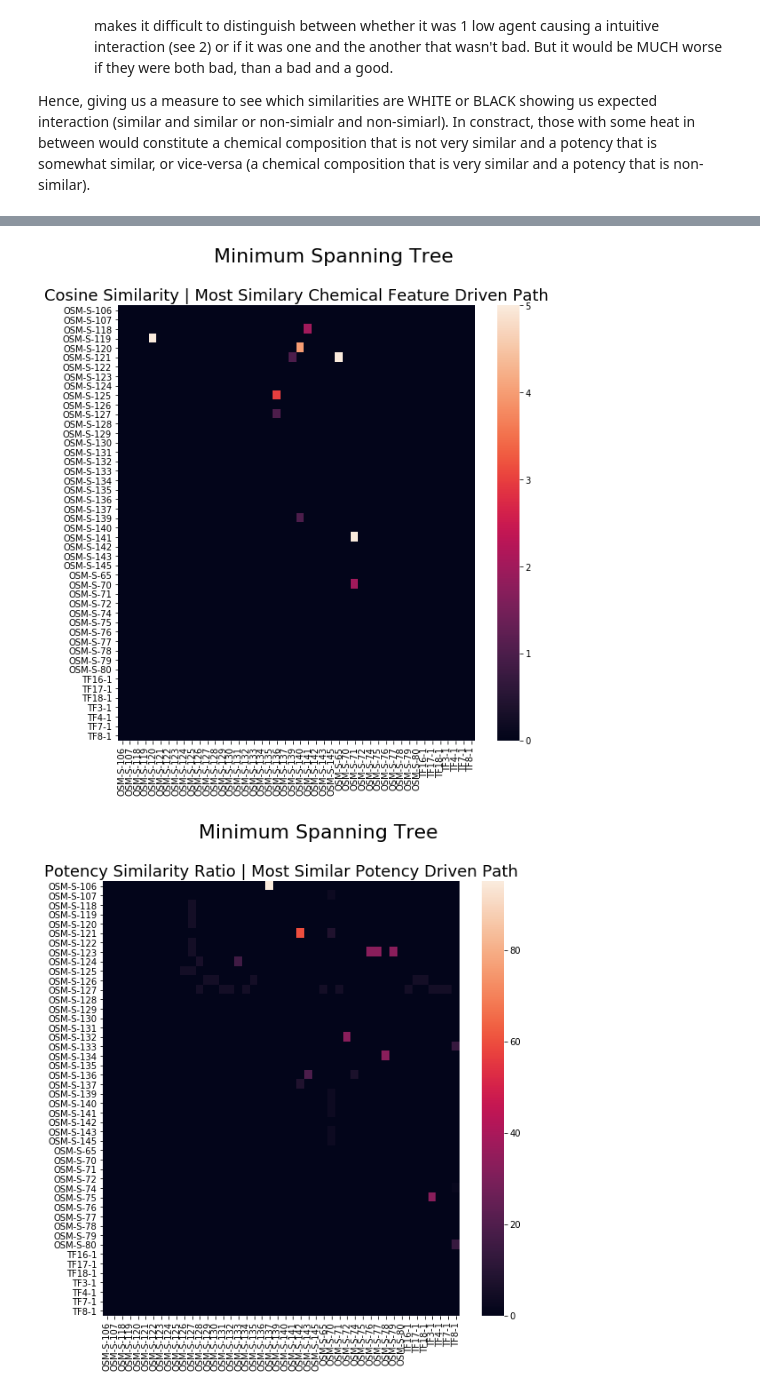
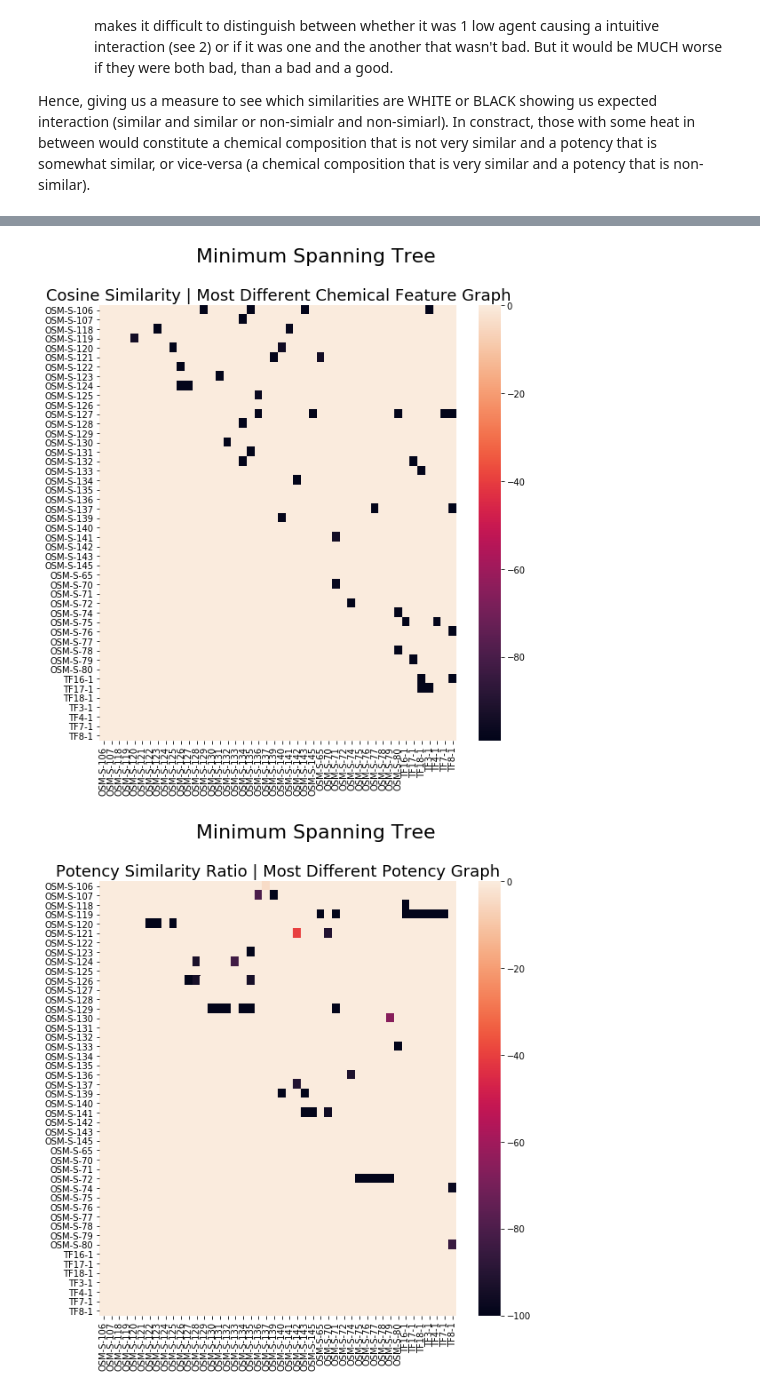
Before and after one commit to conradbm/kcail, a Jupyter notebook: code/2_deeper_findings_/main_similarities.ipynb, the cells around one changed output, grey strips where cells are left out. Saved outputs shown, nothing was run; the diff lists cells and outputs as text; code cells hidden in the pictures.

Commit message:
Overall Similarity Complete

```diff
--- a/code/2_deeper_findings_/main_similarities.ipynb
+++ b/code/2_deeper_findings_/main_similarities.ipynb
@@ -216,4 +218,4 @@ A["ic50_sim_ratio"][:10]
 cosine_similarity_matrix = pd.DataFrame(np.matrix(A["cosine_sim"]), columns=frames[0].Name.tolist(), index=frames[0].Name.tolist())
 ic50_sim_ratio_matrix = pd.DataFrame(np.matrix(A["ic50_sim_ratio"]), columns=frames[0].Name.tolist(), index=frames[0].Name.tolist())
 interaction_matrix = cosine_similarity_matrix * ic50_sim_ratio_matrix
-### 1 - abs(A-B)
+overall_sim_matrix = 1 - abs(cosine_similarity_matrix - ic50_sim_ratio_matrix)/(cosine_similarity_matrix + ic50_sim_ratio_matrix)
@@ -331,12 +418,12 @@ input graph             minimum spanning tree
      (2)                         (2)
 """
 
-def create_min_spanning_tree(someSimilarityMatrix):
+def create_min_spanning_tree(someSimilarityMatrix, sim=1):
 
     # Min Spanning Tree on Distance <--> Max Spanning Tree on Similarity, I.e., 1 - distance = similarity.
     # The functions require integers, I.e., multiply by 100.
     # Remove lower triangle.
-    M = (1 - np.matrix(someSimilarityMatrix)) * 100
+    M = (sim - np.matrix(someSimilarityMatrix)) * 100
     for i in range(M.shape[0]):
         for j in range(M.shape[1]):
             if j <= i:
@@ -344,36 +431,62 @@ def create_min_spanning_tree(someSimilarityMatrix):
 
 
     X = csr_matrix(M)
     Tcsr = minimum_spanning_tree(X)
     Tcsr = Tcsr.toarray().astype(int)
     return Tcsr
 
-CS = create_min_spanning_tree(A["cosine_sim"])
-PSR = create_min_spanning_tree(A["ic50_sim_ratio"])
+CS  = create_min_spanning_tree(cosine_similarity_matrix, sim=0)
+PSR = create_min_spanning_tree(ic50_sim_ratio_matrix, sim=0)
+IM  = create_min_spanning_tree(interaction_matrix, sim=0)
+OS  = create_min_spanning_tree(overall_sim_matrix, sim=0)
 
 fig, ax = plt.subplots(figsize=(9,9))
 sns.heatmap(CS,
             xticklabels=ic50_sim_ratio_matrix.index.tolist(),
             yticklabels=ic50_sim_ratio_matrix.index.tolist())
 #ax.xaxis.tick_top()
 plt.xticks(rotation=90)
 #ax.set_ylabel(cosine_similarity_matrix.index.tolist(), fontsize=10)
 #ax.set_xlabel(cosine_similarity_matrix.index.tolist(), fontsize=10)
 plt.suptitle("Minimum Spanning Tree", size=22)
-plt.title("Cosine Similarity | Most Similary Chemical Feature Driven Path", size=18)
+plt.title("Cosine Similarity | Most Different Chemical Feature Graph", size=18)
 plt.show()
 
 fig, ax = plt.subplots(figsize=(9,9))
 sns.heatmap(PSR,
             xticklabels=ic50_sim_ratio_matrix.index.tolist(),
             yticklabels=ic50_sim_ratio_matrix.index.tolist())
 #ax.xaxis.tick_top()
 plt.xticks(rotation=90)
 #ax.set_ylabel(cosine_similarity_matrix.index.tolist(), fontsize=10)
 #ax.set_xlabel(cosine_similarity_matrix.index.tolist(), fontsize=10)
 plt.suptitle("Minimum Spanning Tree", size=22)
-plt.title("Potency Similarity Ratio | Most Similar Potency Driven Path", size=18)
+plt.title("Potency Similarity Ratio | Most Different Potency Graph", size=18)
 plt.show()
+
+fig, ax = plt.subplots(figsize=(9,9))
+sns.heatmap(IM,
+            xticklabels=ic50_sim_ratio_matrix.index.tolist(),
+            yticklabels=ic50_sim_ratio_matrix.index.tolist())
+#ax.xaxis.tick_top()
+plt.xticks(rotation=90)
+#ax.set_ylabel(cosine_similarity_matrix.index.tolist(), fontsize=10)
+#ax.set_xlabel(cosine_similarity_matrix.index.tolist(), fontsize=10)
+plt.suptitle("Minimum Spanning Tree", size=22)
+plt.title("Interaction Similarity | Anomoly Interactions Graph", size=18)
+plt.show()
+
+fig, ax = plt.subplots(figsize=(9,9))
+sns.heatmap(OS,
+            xticklabels=ic50_sim_ratio_matrix.index.tolist(),
+            yticklabels=ic50_sim_ratio_matrix.index.tolist())
+#ax.xaxis.tick_top()
+plt.xticks(rotation=90)
+#ax.set_ylabel(cosine_similarity_matrix.index.tolist(), fontsize=10)
+#ax.set_xlabel(cosine_similarity_matrix.index.tolist(), fontsize=10)
+plt.suptitle("Minimum Spanning Tree", size=22)
+plt.title("Overall Similarity | Anomoly Differences Graph", size=18)
+plt.show()
 # %% [output]
-[figure, old version]
+[figure, new version]
-[figure, old version]
+[figure, new version]
```
Also changed, not shown: parts of 20 cells of this notebook.
